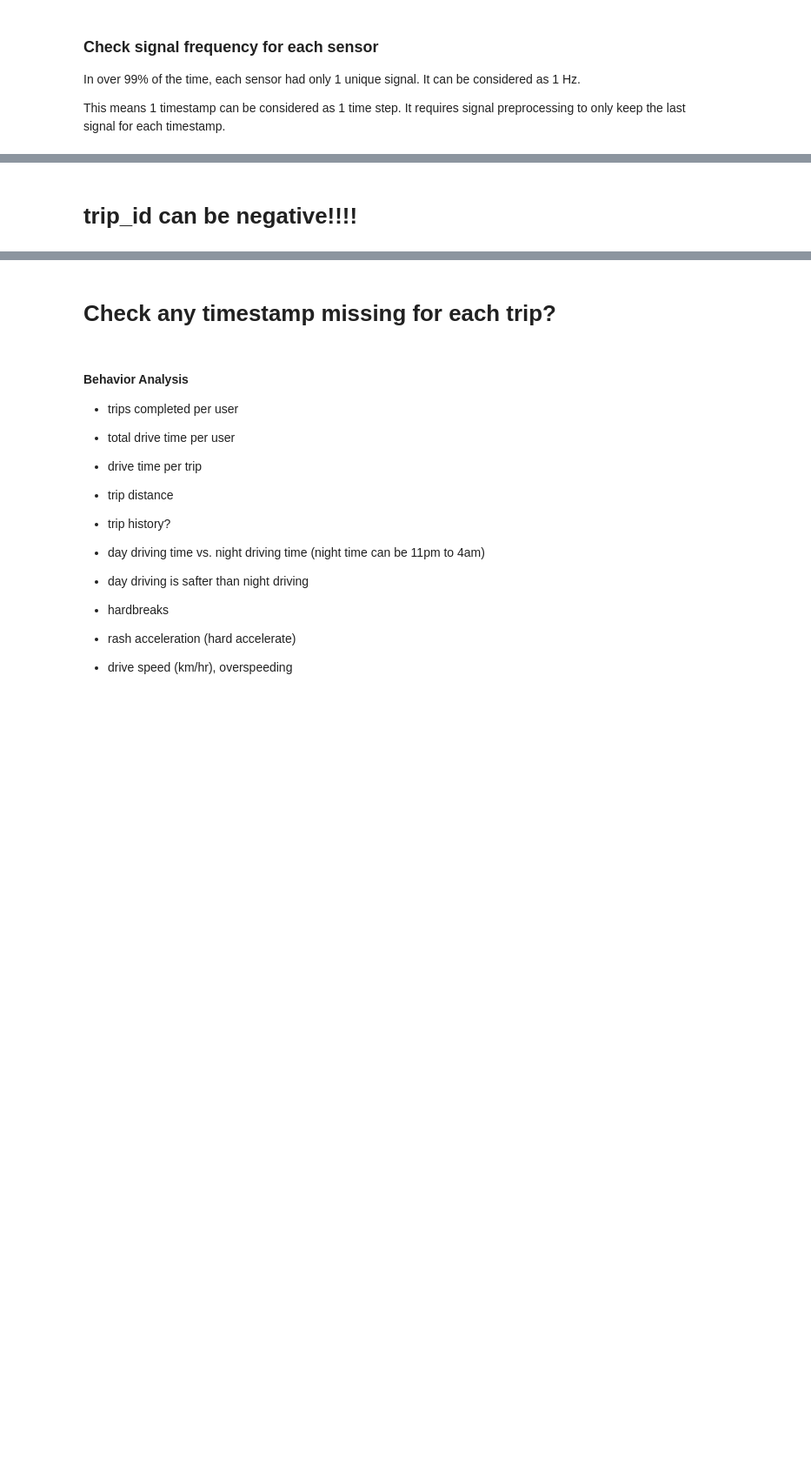
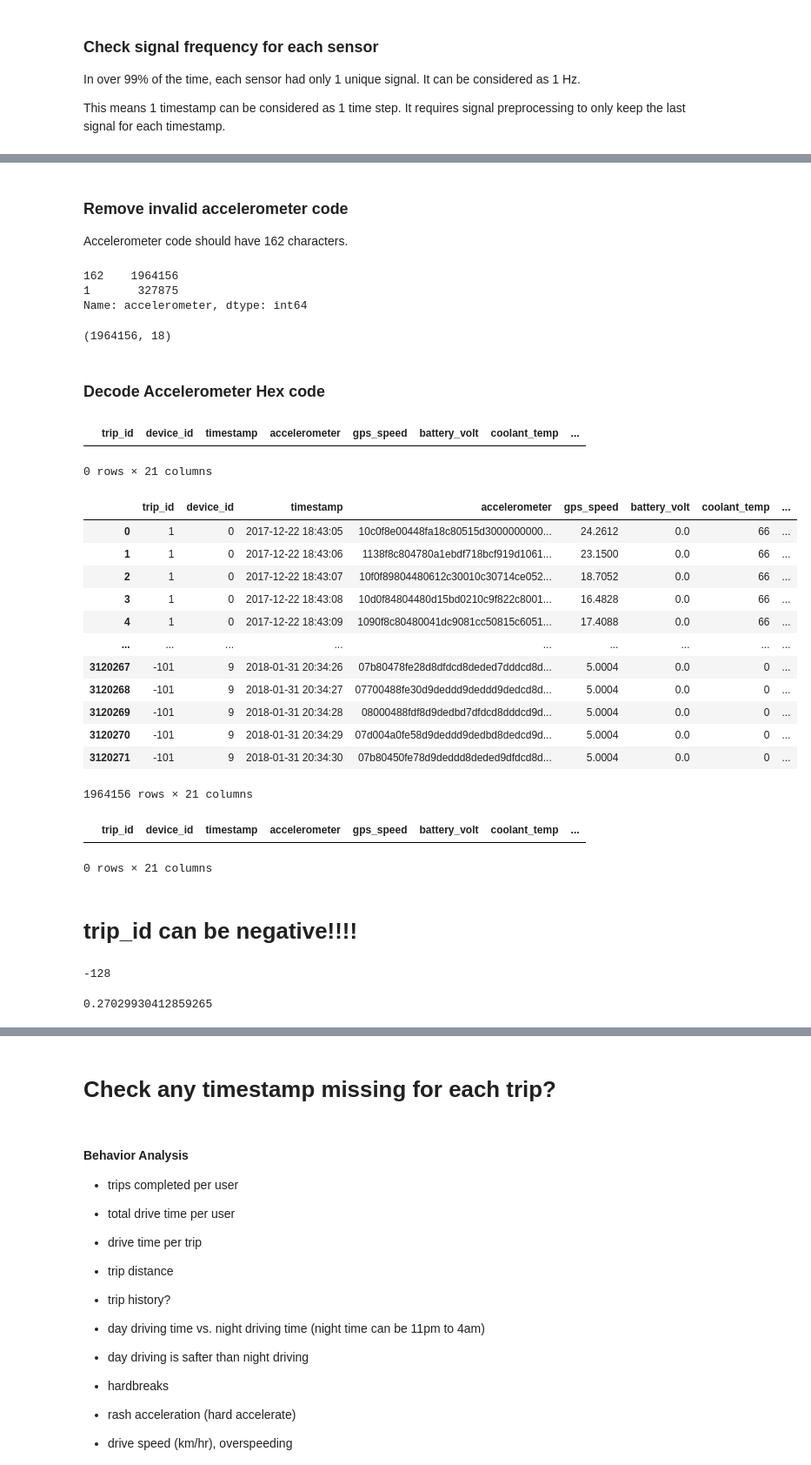
Before and after one commit to qirun-chen/getting-into-telematics, a Jupyter notebook: EDA.ipynb, the cells around one changed output, grey strips where cells are left out. Shown at 87% size. Cells and saved outputs as stored; diff of their text form; code cells hidden in the pictures; blank space fills up the shorter version.

Commit message:
remove invalid accelerometer records and decode accelerometer hex code

```diff
--- a/EDA.ipynb
+++ b/EDA.ipynb
@@ -104,6 +104,7 @@ first_datatype_casting = {
     'timestamp': "datetime64[ns]",
     'battery_volt': np.float32,
     'diagnostic_trouble_code': np.float32,
+    'accelerometer': str,
     'gps_speed': np.float32,
     'speed': np.float32,
     'kpl': np.float32,
@@ -243,5 +244,66 @@ revolutions_per_min in 99.625% time had 1 signal per second (1 Hz)
 speed in 99.745% time had 1 signal per second (1 Hz)
 timing_advance in 99.934% time had 1 signal per second (1 Hz)
 throttle_position in 99.879% time had 1 signal per second (1 Hz)
+# %% [markdown]
+### Remove invalid accelerometer code
+Accelerometer code should have 162 characters.
+# %%
+car_df['accelerometer'].str.len().value_counts()
+# %% [output]
+162    1964156
+1       327875
+Name: accelerometer, dtype: int64
+# %%
+car_df = car_df[car_df['accelerometer'].str.len() == 162]
+car_df.shape
+# %% [output]
+(1964156, 18)
+# %% [markdown]
+### Decode Accelerometer Hex code
+# %%
+from decoding_acc import decode_acc_hex
+
+decode_acc_hex_df = decode_acc_hex(car_df['accelerometer'], car_df['speed'])
+car_df.loc[:, 'acc_x'] = decode_acc_hex_df['acc_x'].values
+car_df.loc[:, 'acc_y'] = decode_acc_hex_df['acc_y'].values
+car_df.loc[:, 'acc_z'] = decode_acc_hex_df['acc_z'].values
+# %%
+car_df[car_df['acc_x'].isnull()]
+# %% [output]
+|  | trip_id | device_id | timestamp | accelerometer | gps_speed | battery_volt | coolant_temp | ... |
+0 rows × 21 columns
+# %%
+car_df
+# %% [output]
+|  | trip_id | device_id | timestamp | accelerometer | gps_speed | battery_volt | coolant_temp | ... |
+| 0 | 1 | 0 | 2017-12-22 18:43:05 | 10c0f8e00448fa18c80515d3000000000... | 24.2612 | 0.0 | 66 | ... |
+| 1 | 1 | 0 | 2017-12-22 18:43:06 | 1138f8c804780a1ebdf718bcf919d1061... | 23.1500 | 0.0 | 66 | ... |
+| 2 | 1 | 0 | 2017-12-22 18:43:07 | 10f0f89804480612c30010c30714ce052... | 18.7052 | 0.0 | 66 | ... |
+| 3 | 1 | 0 | 2017-12-22 18:43:08 | 10d0f84804480d15bd0210c9f822c8001... | 16.4828 | 0.0 | 66 | ... |
+| 4 | 1 | 0 | 2017-12-22 18:43:09 | 1090f8c80480041dc9081cc50815c6051... | 17.4088 | 0.0 | 66 | ... |
+| ... | ... | ... | ... | ... | ... | ... | ... | ... |
+| 3120267 | -101 | 9 | 2018-01-31 20:34:26 | 07b80478fe28d8dfdcd8deded7dddcd8d... | 5.0004 | 0.0 | 0 | ... |
+| 3120268 | -101 | 9 | 2018-01-31 20:34:27 | 07700488fe30d9deddd9deddd9dedcd8d... | 5.0004 | 0.0 | 0 | ... |
+| 3120269 | -101 | 9 | 2018-01-31 20:34:28 | 08000488fdf8d9dedbd7dfdcd8dddcd9d... | 5.0004 | 0.0 | 0 | ... |
+| 3120270 | -101 | 9 | 2018-01-31 20:34:29 | 07d004a0fe58d9deddd9dedbd8dedcd9d... | 5.0004 | 0.0 | 0 | ... |
+| 3120271 | -101 | 9 | 2018-01-31 20:34:30 | 07b80450fe78d9deddd8deded9dfdcd8d... | 5.0004 | 0.0 | 0 | ... |
+1964156 rows × 21 columns
+# %%
+car_df[car_df.duplicated()]
+# %% [output]
+|  | trip_id | device_id | timestamp | accelerometer | gps_speed | battery_volt | coolant_temp | ... |
+0 rows × 21 columns
 # %% [markdown]
 # trip_id can be negative!!!!
+# %%
+trip_ids = car_df['trip_id'].unique()
+
+for i in trip_ids:
+    if i < 0 and (i*-1) not in trip_ids:
+        print(i)
+# %% [output]
+-128
+# %%
+car_df[car_df['trip_id'] < 0].shape[0] / car_df.shape[0]
+# %% [output]
+0.27029930412859265
```
Also changed, not shown: parts of 10 cells of this notebook.
